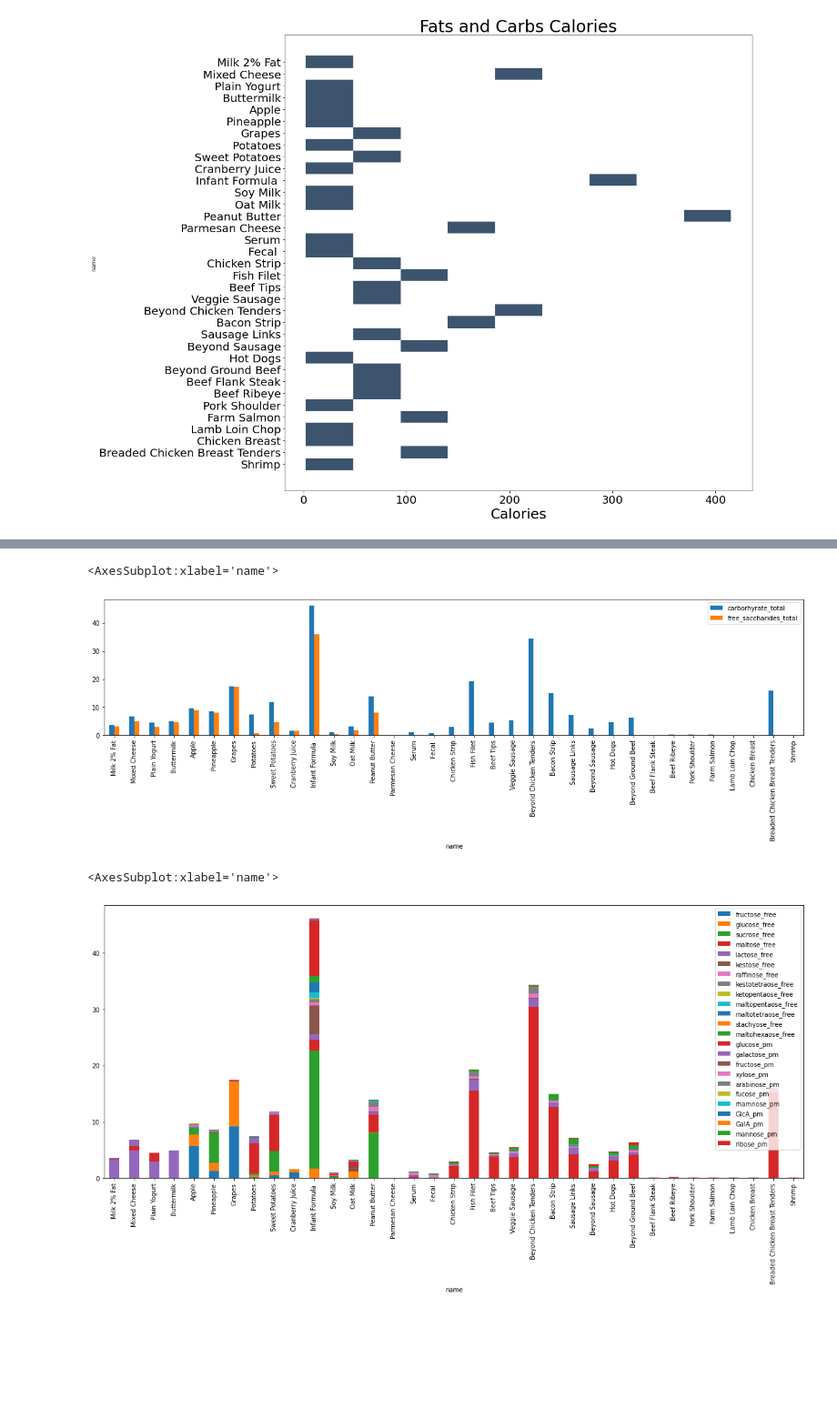
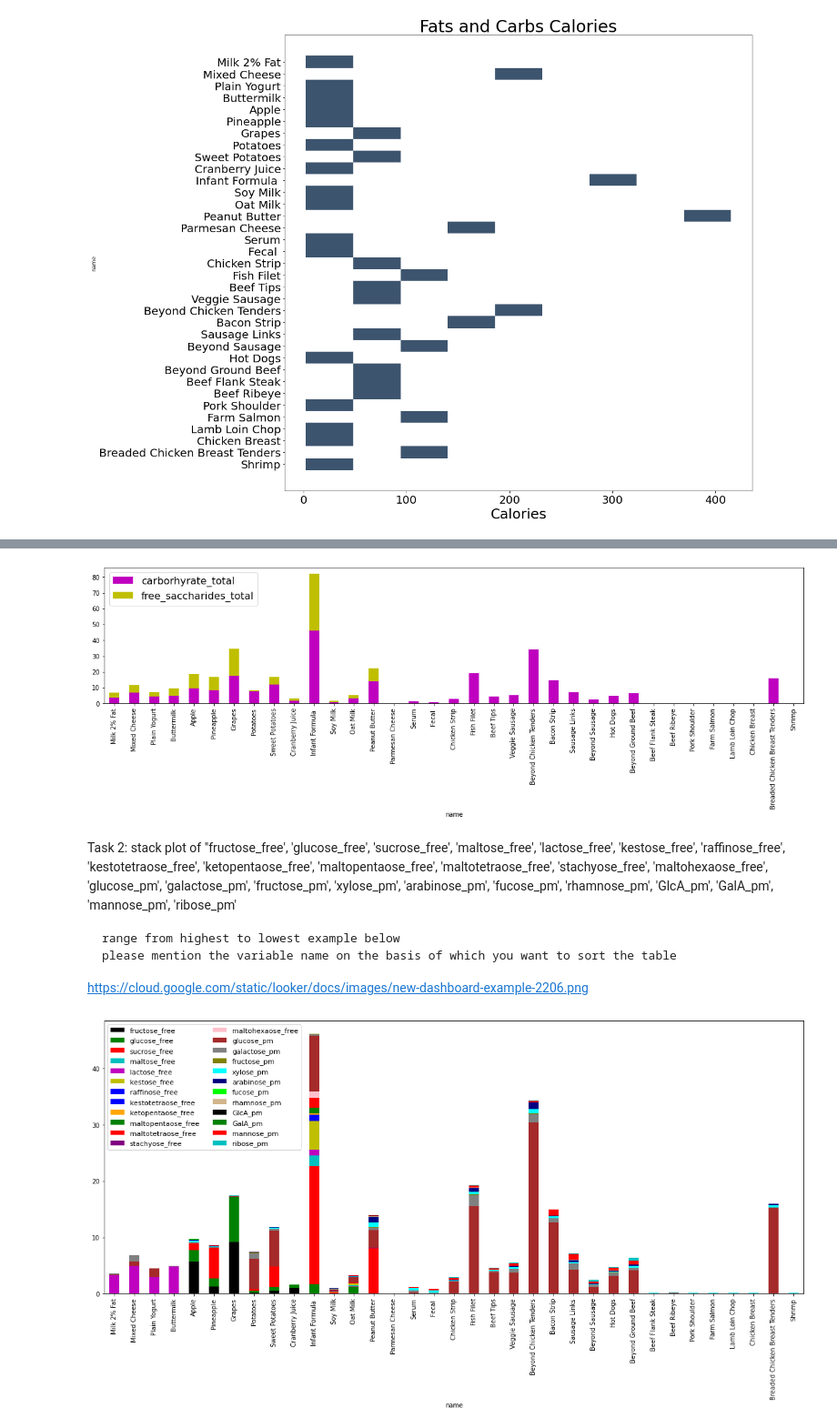
Before and after one commit to asimali004/Kaggle-Competition, a Jupyter notebook: fats-cabd-foods-raw.ipynb, the cells around one changed output, grey strips where cells are left out. Shown at 91% size. Drawn from its saved outputs; the diff is of its cells as text; code cells hidden in the pictures; blank space fills up the shorter version.

```diff
--- a/fats-cabd-foods-raw.ipynb
+++ b/fats-cabd-foods-raw.ipynb
@@ -63,3 +63,11 @@ memory usage: 21.2+ KB
 | FA 24:0 | 0.679717 | -0.522353 | 0.148273 | 0.147679 | -0.062773 | -0.062799 | ... |
 | FA_24:1_n-9 | 0.069022 | -0.091123 | -0.128062 | -0.075530 | -0.049050 | -0.055985 | ... |
 76 rows × 76 columns
+# %%
+df["Carbs_total"]=df["carborhyrate_total"]*4
+df["Free_saccharides_total"]=df["free_saccharides_total"]*4
+df["Fibres_total"]=df["fibers_total"]*4
+df["Fats_total"]=df["fat_total"]*9
+df["Saturated_fatty_acids"]=df["saturated_fatty_acids"]*9
+df["Monounsaturated_fatty_acids"]=df["monounsaturated_fatty_acids"]*9
+df["Fatty_acids_trans"]=df["fatty_acids_total_trans"]*9
@@ -111,18 +118,35 @@ Index(['name', 'calories', 'water', 'carborhyrate_total',
 # %%
 df.index=df.name
-df[["carborhyrate_total","free_saccharides_total"]].plot(kind="bar",figsize=(20,4))
+df[["carborhyrate_total","free_saccharides_total"]].plot(kind="bar",figsize=(20,4),color=["m","y"],stacked=True)
+plt.legend(loc=2,prop={"size":16})
+plt.show()
 # %% [output]
-<AxesSubplot:xlabel='name'>
-[figure, old version]
+[figure, new version]
+# %% [markdown]
+Task 2: stack plot of "fructose_free', 'glucose_free',
+       'sucrose_free', 'maltose_free', 'lactose_free', 'kestose_free',
+       'raffinose_free', 'kestotetraose_free', 'ketopentaose_free',
+       'maltopentaose_free', 'maltotetraose_free', 'stachyose_free',
+       'maltohexaose_free', 'glucose_pm', 'galactose_pm',
+       'fructose_pm', 'xylose_pm', 'arabinose_pm', 'fucose_pm', 'rhamnose_pm',
+       'GlcA_pm', 'GalA_pm', 'mannose_pm', 'ribose_pm'
+
+    range from highest to lowest example below
+    please mention the variable name on the basis of which you want to sort the table
+
+https://cloud.google.com/static/looker/docs/images/new-dashboard-example-2206.png
 # %%
 df[["fructose_free", 'glucose_free',
        'sucrose_free', 'maltose_free', 'lactose_free', 'kestose_free',
        'raffinose_free', 'kestotetraose_free', 'ketopentaose_free',
        'maltopentaose_free', 'maltotetraose_free', 'stachyose_free',
        'maltohexaose_free', 'glucose_pm', 'galactose_pm',
        'fructose_pm', 'xylose_pm', 'arabinose_pm', 'fucose_pm', 'rhamnose_pm',
-       'GlcA_pm', 'GalA_pm', 'mannose_pm', 'ribose_pm']].plot(kind="bar",stacked=True,figsize=(20,8))
+       'GlcA_pm', 'GalA_pm', 'mannose_pm', 'ribose_pm']].plot(kind="bar",stacked=True,figsize=(20,8),
+                                                    color=["k","g","r","c","m","y","b","blue","orange","green","red",
+                                                   "purple","pink","brown","gray","olive","cyan","navy","lime","tan"])
+plt.legend(loc=2,prop={"size":11},ncol=2)
+plt.show()
 # %% [output]
-<AxesSubplot:xlabel='name'>
-[figure, old version]
+[figure, new version]
 # %% [markdown]
```
Also changed, not shown: parts of 16 cells of this notebook.
